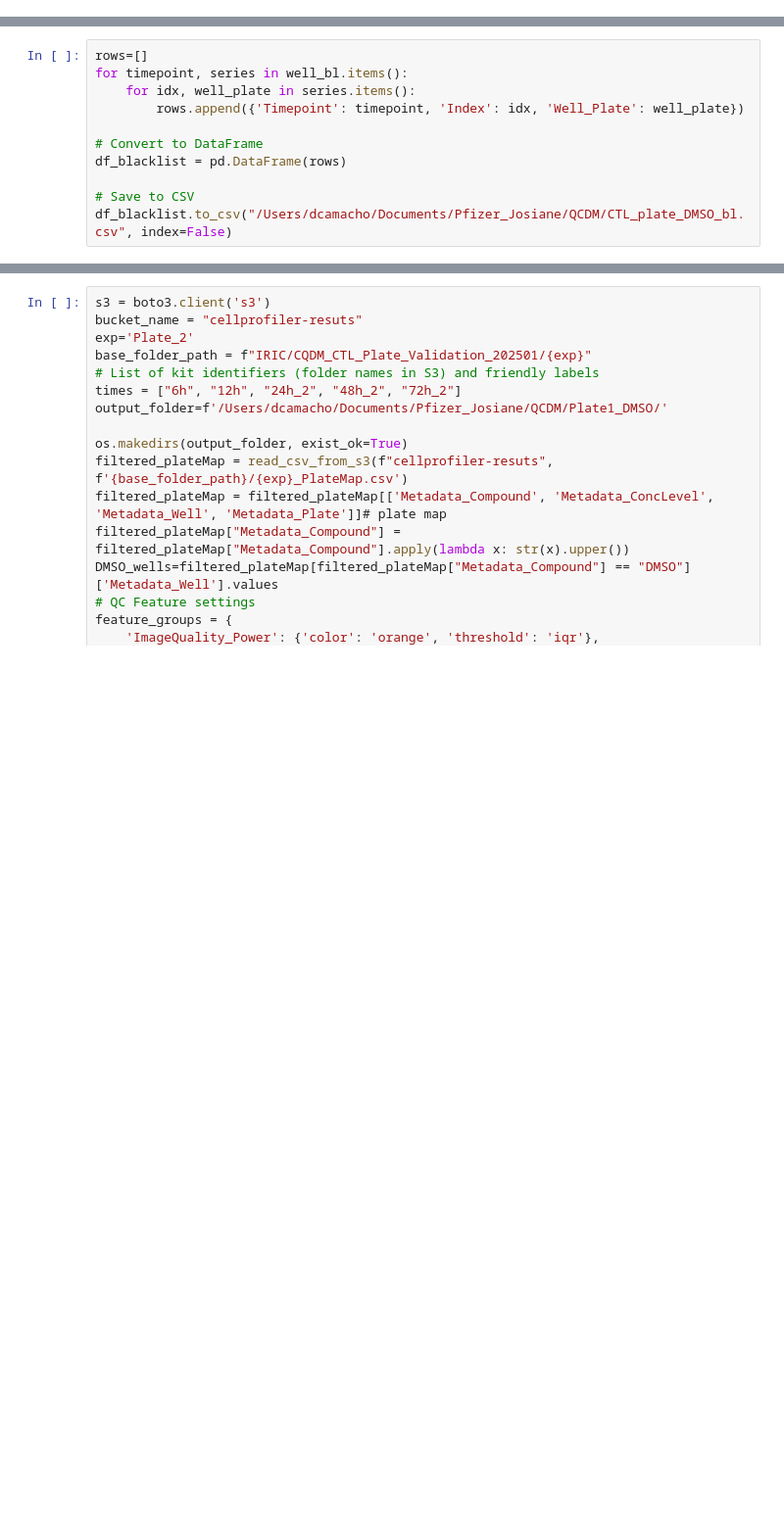
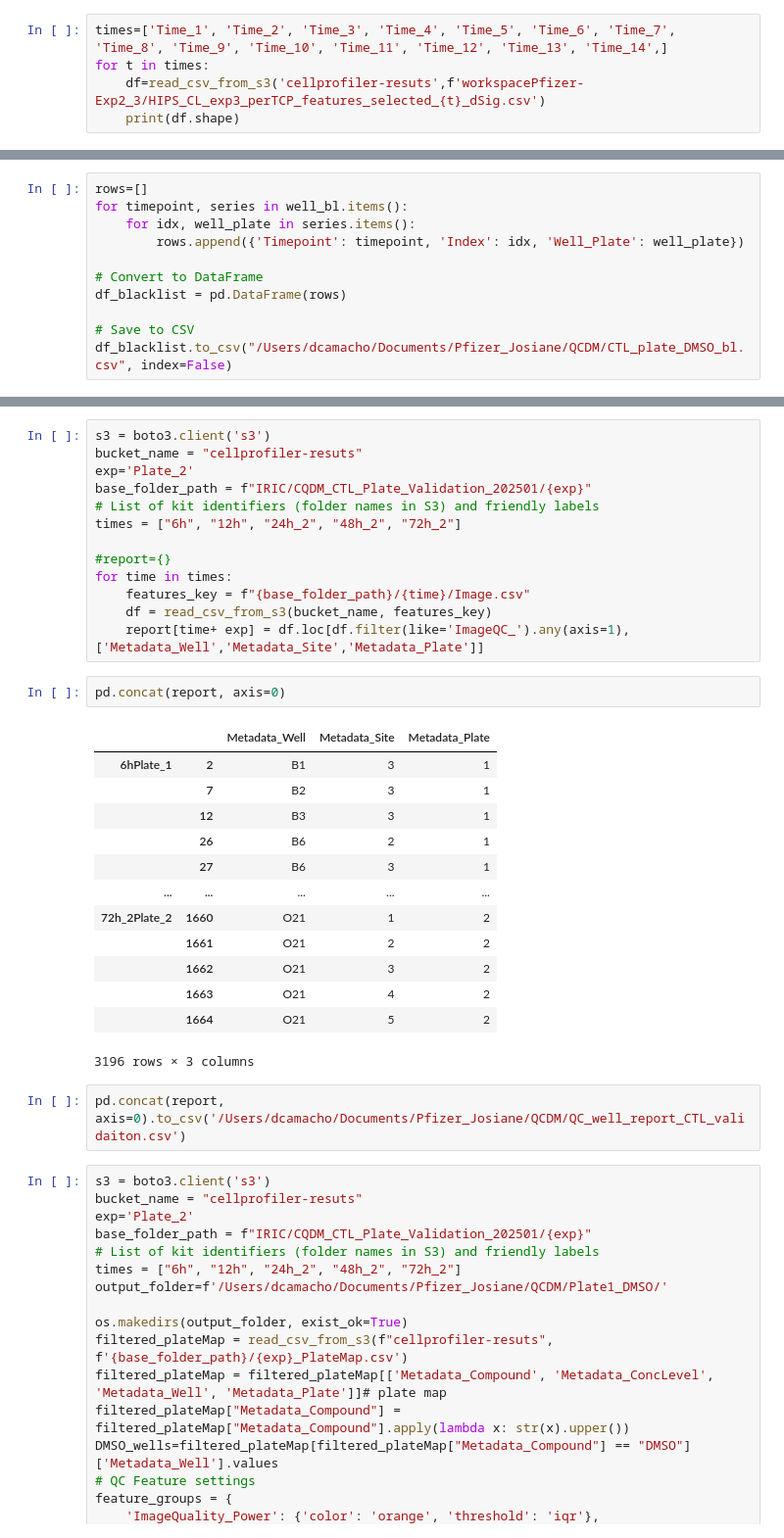
Before and after one commit to Saguaro-Biosciences/image-processing-suite, a Jupyter notebook: Image_QC3_notebook.ipynb, the cells around one changed output, grey strips where cells are left out. Shown at 98% size. Drawn from its saved outputs; the diff is of its cells as text; blank space fills up the shorter version.

```diff
--- a/Image_QC3_notebook.ipynb
+++ b/Image_QC3_notebook.ipynb
@@ -30,3 +30,8 @@ def read_csv_from_s3(bucket_name, key):
     df = pd.read_csv(StringIO(csv_content))
 
     return df
+# %%
+times=['Time_1', 'Time_2', 'Time_3', 'Time_4', 'Time_5', 'Time_6', 'Time_7', 'Time_8', 'Time_9', 'Time_10', 'Time_11', 'Time_12', 'Time_13', 'Time_14',]
+for t in times:
+    df=read_csv_from_s3('cellprofiler-resuts',f'workspacePfizer-Exp2_3/HIPS_CL_exp3_perTCP_features_selected_{t}_dSig.csv')
+    print(df.shape)
@@ -413,3 +622,34 @@ for time in times:
+# %%
+s3 = boto3.client('s3')
+bucket_name = "cellprofiler-resuts"
+exp='Plate_2'
+base_folder_path = f"IRIC/CQDM_CTL_Plate_Validation_202501/{exp}"
+# List of kit identifiers (folder names in S3) and friendly labels
+times = ["6h", "12h", "24h_2", "48h_2", "72h_2"]
+
+#report={}
+for time in times:
+    features_key = f"{base_folder_path}/{time}/Image.csv"
+    df = read_csv_from_s3(bucket_name, features_key)
+    report[time+ exp] = df.loc[df.filter(like='ImageQC_').any(axis=1), ['Metadata_Well','Metadata_Site','Metadata_Plate']]
+# %%
+pd.concat(report, axis=0)
+# %% [output]
+|  |  | Metadata_Well | Metadata_Site | Metadata_Plate |
+| 6hPlate_1 | 2 | B1 | 3 | 1 |
+|  | 7 | B2 | 3 | 1 |
+|  | 12 | B3 | 3 | 1 |
+|  | 26 | B6 | 2 | 1 |
+|  | 27 | B6 | 3 | 1 |
+| ... | ... | ... | ... | ... |
+| 72h_2Plate_2 | 1660 | O21 | 1 | 2 |
+|  | 1661 | O21 | 2 | 2 |
+|  | 1662 | O21 | 3 | 2 |
+|  | 1663 | O21 | 4 | 2 |
+|  | 1664 | O21 | 5 | 2 |
+3196 rows × 3 columns
+# %%
+pd.concat(report, axis=0).to_csv('/Users/dcamacho/Documents/Pfizer_Josiane/QCDM/QC_well_report_CTL_validaiton.csv')
 # %%
 s3 = boto3.client('s3')
 bucket_name = "cellprofiler-resuts"
```
Also changed, not shown: parts of 9 cells of this notebook.
